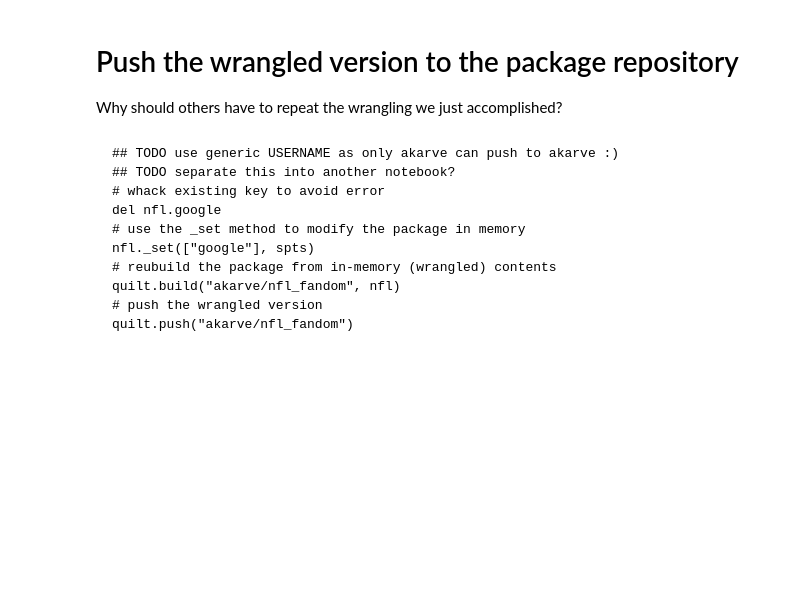
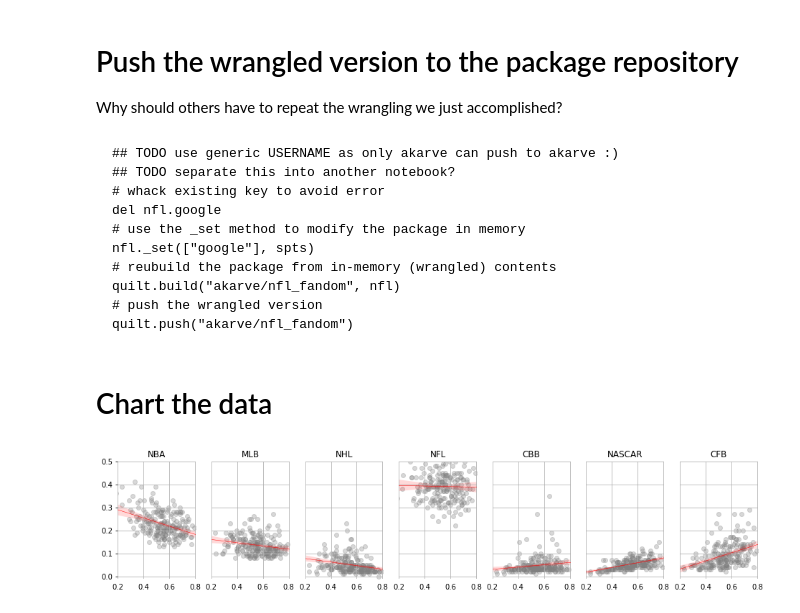
Before and after one commit to afcarl/Jupyter-1, a Jupyter notebook: Use_Package.ipynb, the cells around one changed output. Drawn from its saved outputs; the diff is of its cells as text; code cells hidden in the pictures; blank space fills up the shorter version.

````diff
--- a/Use_Package.ipynb
+++ b/Use_Package.ipynb
@@ -94,3 +94,43 @@ quilt.build("akarve/nfl_fandom", nfl)
 # push the wrangled version
 quilt.push("akarve/nfl_fandom")
 ```
+# %% [markdown]
+# Chart the data
+# %%
+# order league columns from left- to neutral- to right- leaning
+league_cols = [2, 3, 4, 1, 6, 5, 7]
+# dimensions of the subplot
+rows = 1
+cols = len(league_cols)
+
+# loop counter for detecting boundary rendering conditions
+i = 1
+# aspect ratio
+plt.figure(figsize=(16,3))
+# render each subplot
+for lc in league_cols:
+    axes = plt.subplot(rows, cols, i)
+    # limits
+    axes.set_xlim([.2, .805])
+    axes.set_ylim([-.01, .5])
+    # ticks
+    axes.set_xticks(np.arange(.2,.8,.2))
+    axes.grid()
+    axes.spines['top'].set_visible(False)
+    axes.spines['bottom'].set_visible(False)
+    axes.spines['left'].set_visible(False)
+    axes.spines['right'].set_visible(False)
+    # title and labels
+    axes.title.set_text(spts.columns[lc])
+    axes.yaxis.label.set_visible(False)
+    axes.xaxis.label.set_visible(False)
+    plt.tick_params(top='off', bottom='off', right='off', labelbottom='on')
+    left_cond = 'on' if i == 1 else 'off'
+    plt.tick_params(left=left_cond, labelleft=left_cond)
+    # seaborn scatterplot with custom colors
+    sns.regplot(x=spts.columns[8], y=spts.columns[lc], data=spts,
+                scatter_kws={'alpha':0.3, 'color':'gray'},
+                line_kws={'alpha':1, 'color': 'r', 'lw': .5})
+    i += 1
+# %% [output]
+[figure, added]
````
Also changed, not shown: 1 other file.
